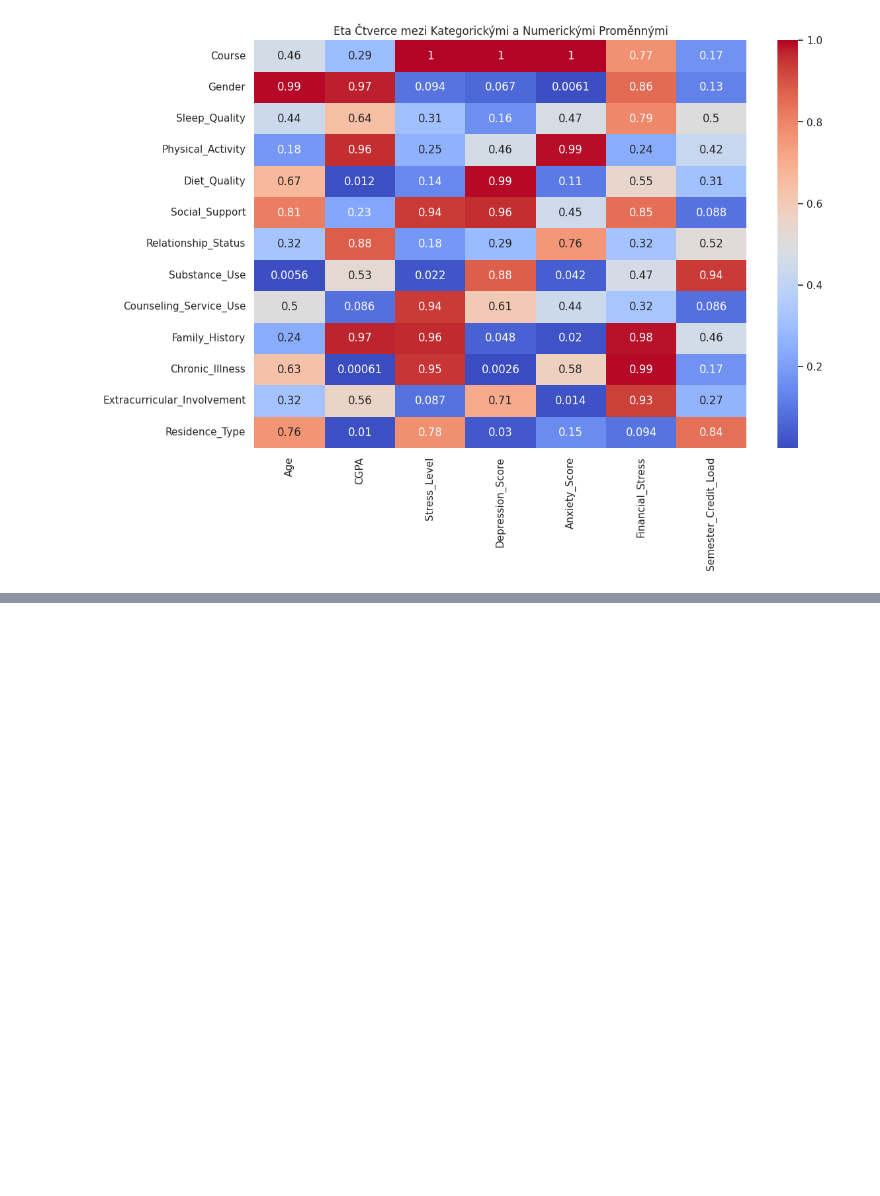
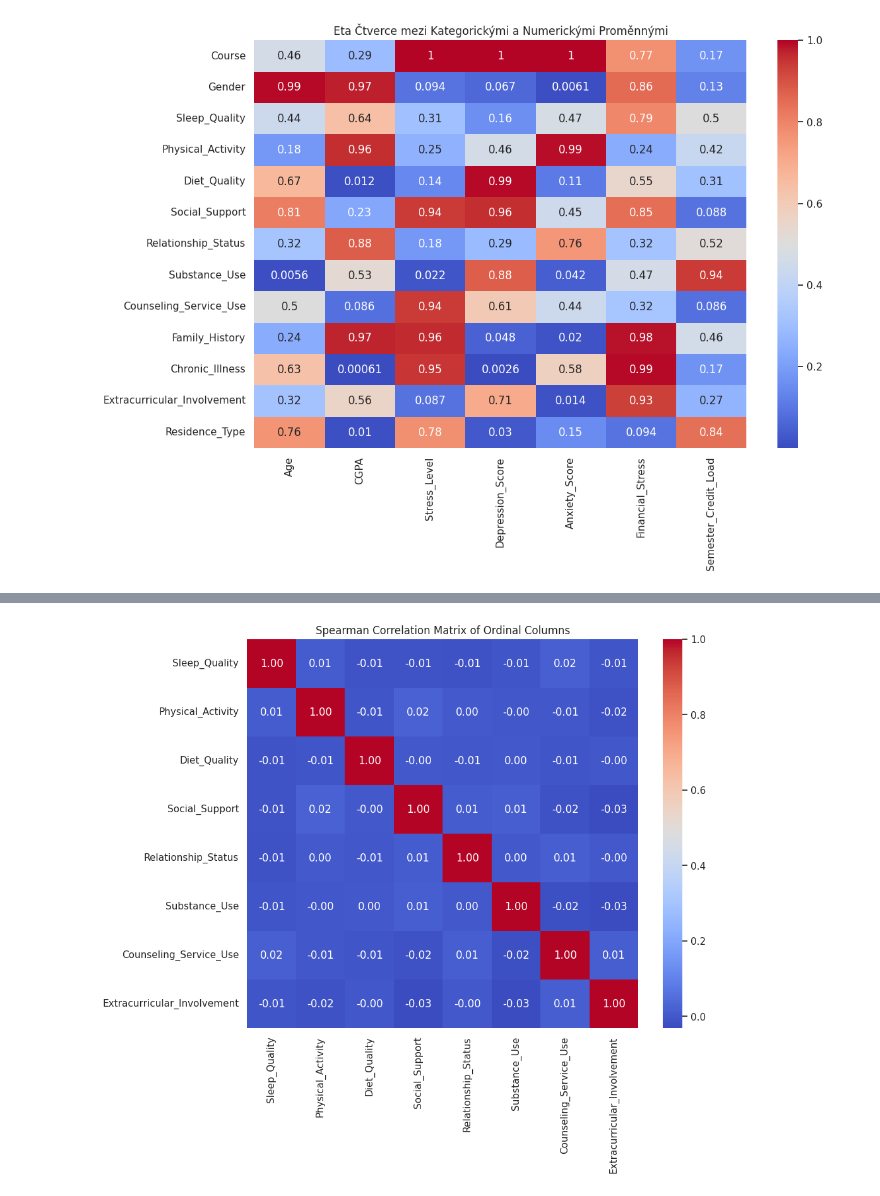
Before and after one commit to jakubKuznik/UPA-project, a Jupyter notebook: Project-2/exploratory_analysis.ipynb, the cells around one changed output, grey strips where cells are left out. Saved outputs shown, nothing was run; the diff lists cells and outputs as text; code cells hidden in the pictures; blank space fills up the shorter version.

```diff
--- a/Project-2/exploratory_analysis.ipynb
+++ b/Project-2/exploratory_analysis.ipynb
@@ -158,0 +176,18 @@ plt.show()
+# %%
+# Selecting only the columns that can be considered as ordinal
+ordinal_columns = ['Sleep_Quality', 'Physical_Activity', 'Diet_Quality',
+                   'Social_Support', 'Relationship_Status', 'Substance_Use',
+                   'Counseling_Service_Use', 'Extracurricular_Involvement']
+
+# Encoding the ordinal columns as numerical values for correlation analysis
+# Assuming the levels in the ordinal columns have a natural order
+ordinal_data = df[ordinal_columns].apply(lambda x: x.astype("category").cat.codes)
+
+# Calculating Spearman correlation matrix for the ordinal columns
+spearman_correlation_matrix = ordinal_data.corr(method='spearman')
+plt.figure(figsize=(10, 8))
+sns.heatmap(spearman_correlation_matrix, annot=True, fmt=".2f", cmap='coolwarm', cbar=True)
+plt.title("Spearman Correlation Matrix of Ordinal Columns")
+plt.show()
+# %% [output]
+[figure, added]
```
Also changed, not shown: parts of 3 cells of this notebook.
